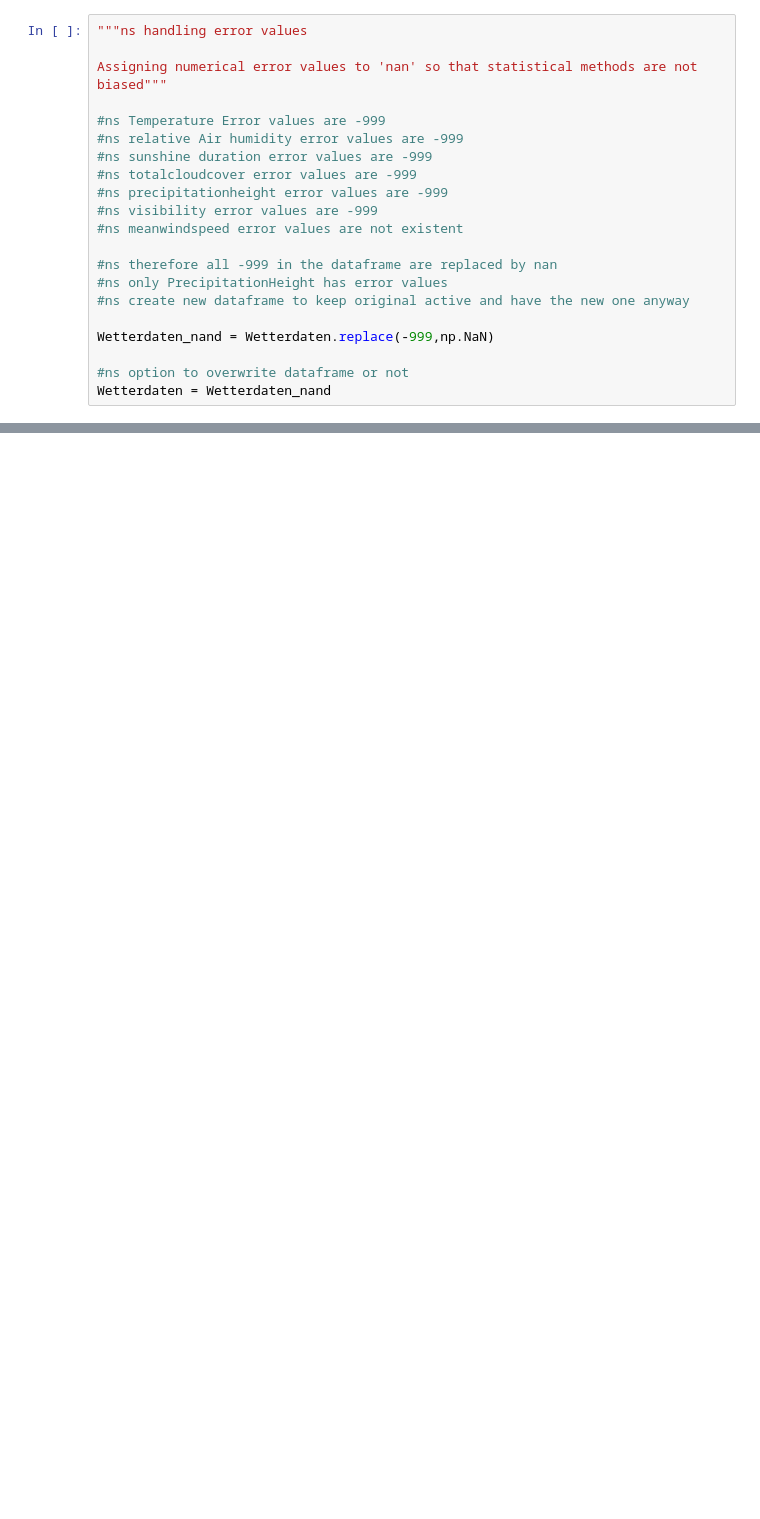
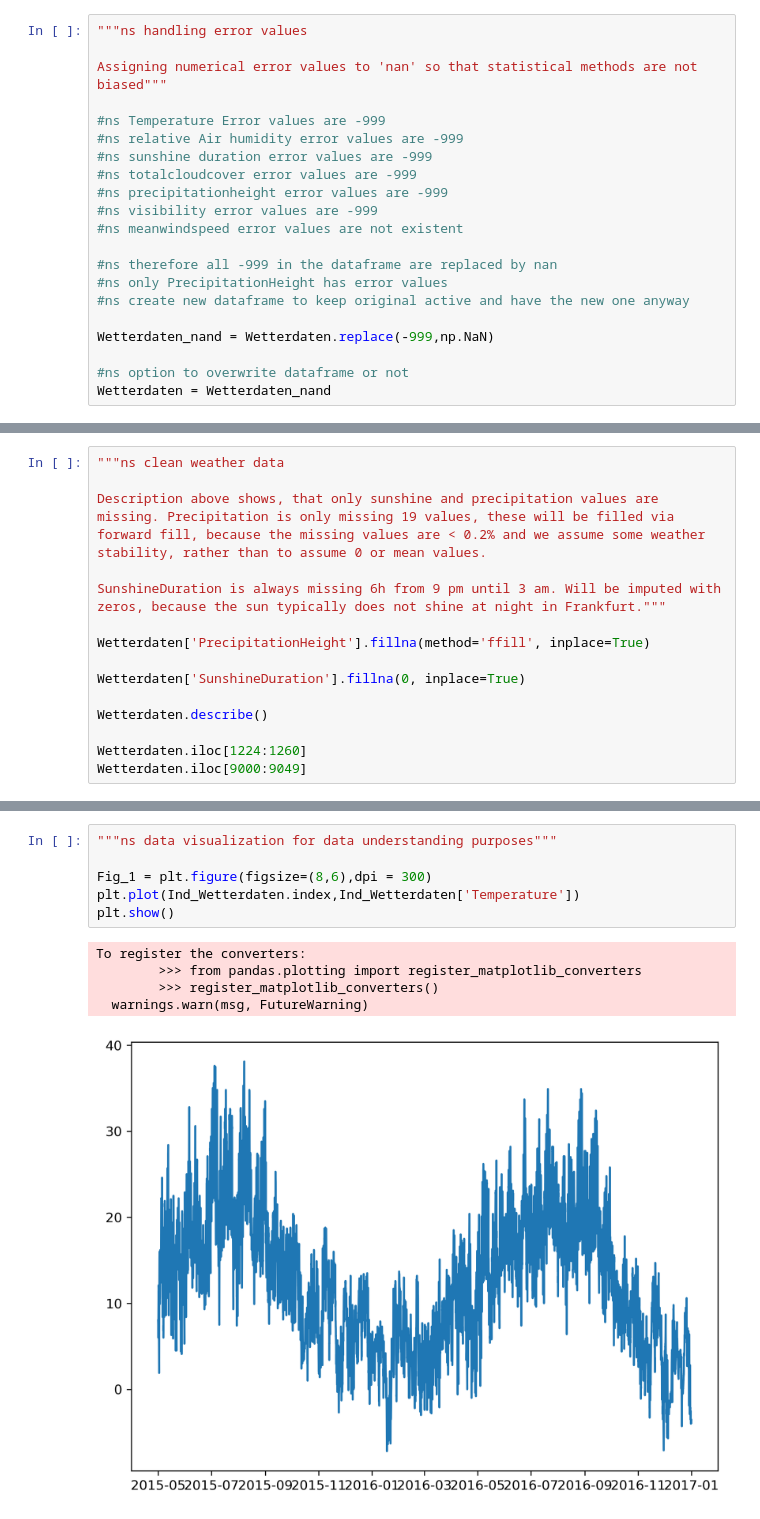
Before and after one commit to AA-Black-Mamba/Workspace, a Jupyter notebook: Einlesen_Wetterdaten_V2.ipynb, the cells around one changed output, grey strips where cells are left out. Drawn from its saved outputs; the diff is of its cells as text; blank space fills up the shorter version.

Commit message:
Handling NaN-values in precipitation & sunshine
And adding first visualizations

```diff
--- a/Einlesen_Wetterdaten_V2.ipynb
+++ b/Einlesen_Wetterdaten_V2.ipynb
@@ -334,0 +331,15 @@ Wetterdaten.tail()
+# %%
+"""ns clean weather data
+
+Description above shows, that only sunshine and precipitation values are missing. Precipitation is only missing 19 values, these will be filled via forward fill, because the missing values are < 0.2% and we assume some weather stability, rather than to assume 0 or mean values.
+
+SunshineDuration is always missing 6h from 9 pm until 3 am. Will be imputed with zeros, because the sun typically does not shine at night in Frankfurt."""
+
+Wetterdaten['PrecipitationHeight'].fillna(method='ffill', inplace=True)
+
+Wetterdaten['SunshineDuration'].fillna(0, inplace=True)
+
+Wetterdaten.describe()
+
+Wetterdaten.iloc[1224:1260]
+Wetterdaten.iloc[9000:9049]
@@ -344,3 +374,15 @@ Ind_Wetterdaten.head()
 | 2015-05-01 02:00:00 | 7.7 | 97.0 | NaN | 7 | 0.0 | ... |
 | 2015-05-01 03:00:00 | 7.2 | 97.0 | 0.0 | 6 | 0.0 | ... |
 | 2015-05-01 04:00:00 | 6.0 | 98.0 | 0.0 | 6 | 0.0 | ... |
+# %%
+"""ns data visualization for data understanding purposes"""
+
+Fig_1 = plt.figure(figsize=(8,6),dpi = 300)
+plt.plot(Ind_Wetterdaten.index,Ind_Wetterdaten['Temperature'])
+plt.show()
+# %% [output]
+To register the converters:
+        >>> from pandas.plotting import register_matplotlib_converters
+        >>> register_matplotlib_converters()
+  warnings.warn(msg, FutureWarning)
+[figure, added]
```
Also changed, not shown: parts of 9 cells of this notebook.
